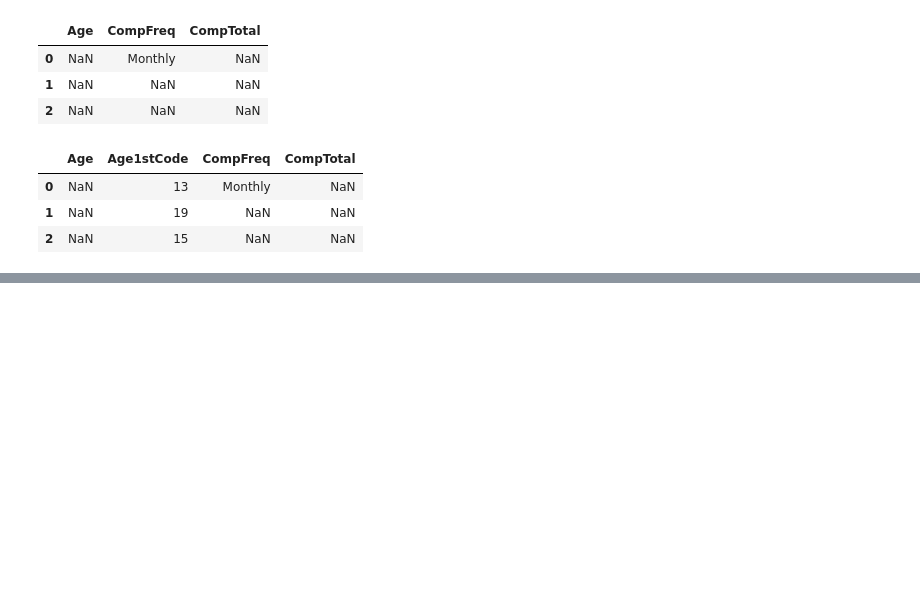
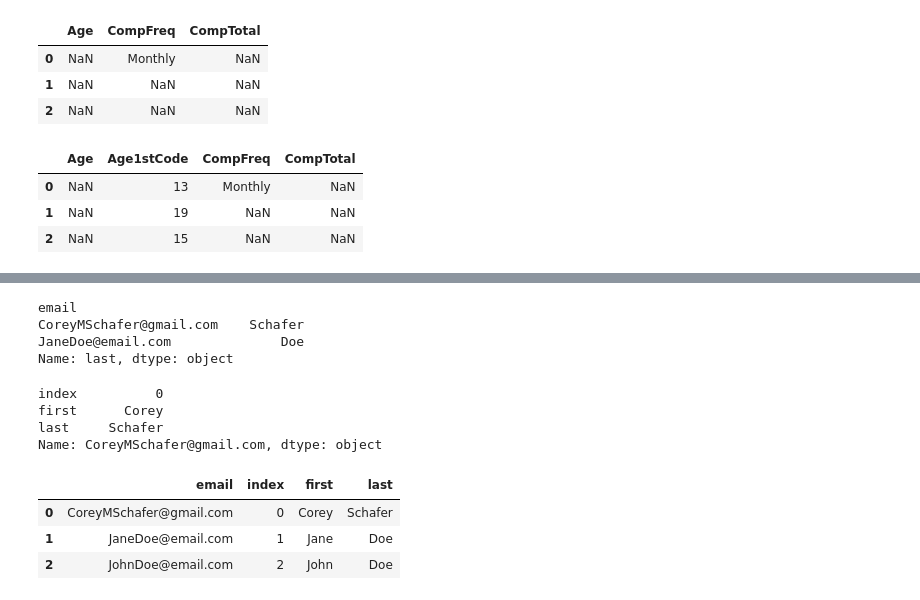
Before and after one commit to kalayu-ftsum/data_science_sample_code, a Jupyter notebook: data analysis/data_analysis.ipynb, the cells around one changed output, grey strips where cells are left out. Saved outputs shown, nothing was run; the diff lists cells and outputs as text; code cells hidden in the pictures; blank space fills up the shorter version.

```diff
--- a/data analysis/data_analysis.ipynb
+++ b/data analysis/data_analysis.ipynb
@@ -209,0 +220,22 @@ df.loc[0:2,"Age":"CompTotal"]
+# %%
+df_test.loc['CoreyMSchafer@gmail.com':"JaneDoe@email.com", 'last']
+# %% [output]
+email
+CoreyMSchafer@gmail.com    Schafer
+JaneDoe@email.com              Doe
+Name: last, dtype: object
+# %%
+df_test.iloc[0]
+# %% [output]
+index          0
+first      Corey
+last     Schafer
+Name: CoreyMSchafer@gmail.com, dtype: object
+# %%
+df_test.reset_index(inplace=True)
+df_test
+# %% [output]
+|  | email | index | first | last |
+| 0 | CoreyMSchafer@gmail.com | 0 | Corey | Schafer |
+| 1 | JaneDoe@email.com | 1 | Jane | Doe |
+| 2 | JohnDoe@email.com | 2 | John | Doe |
```
Also changed, not shown: parts of 5 cells of this notebook.
